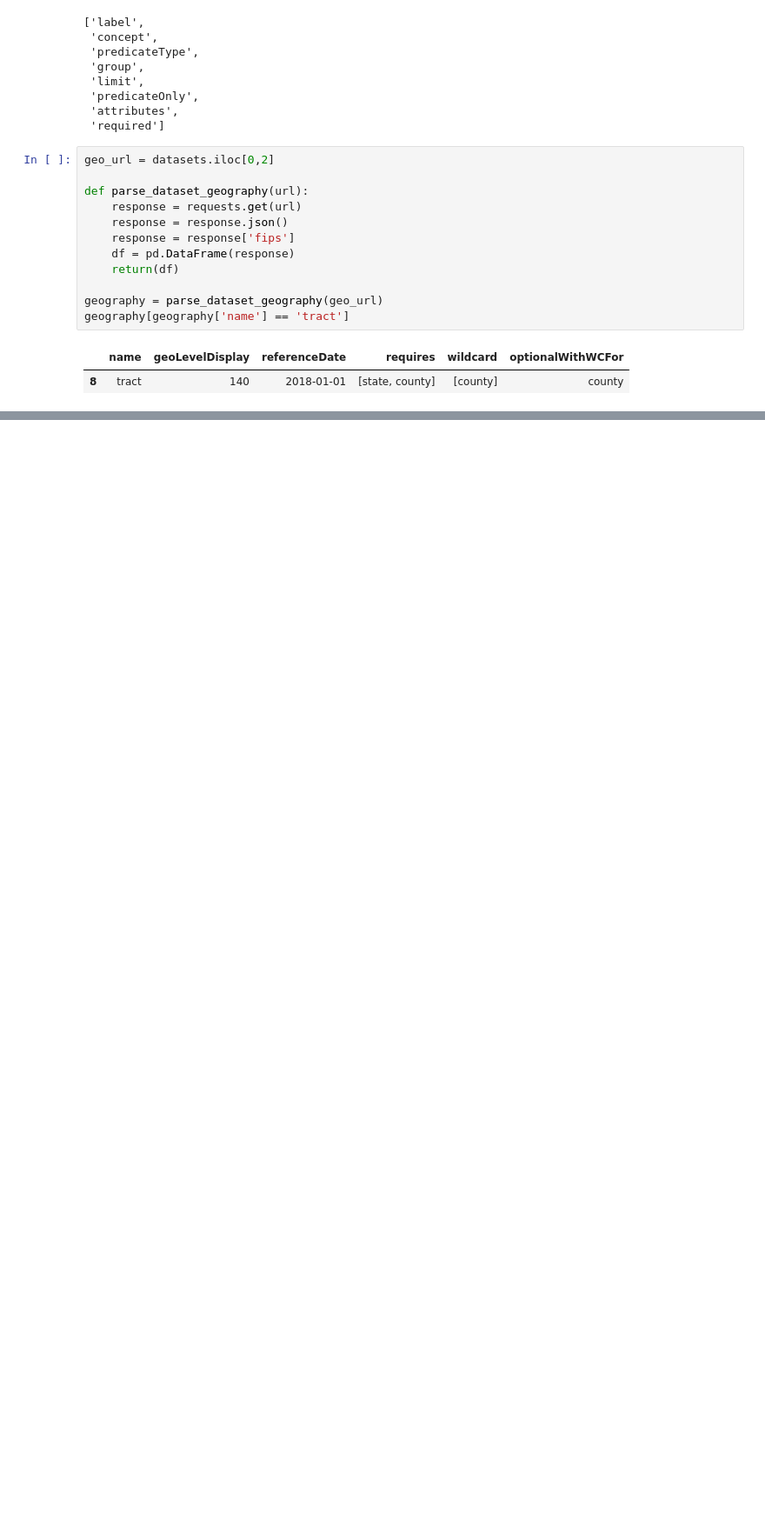
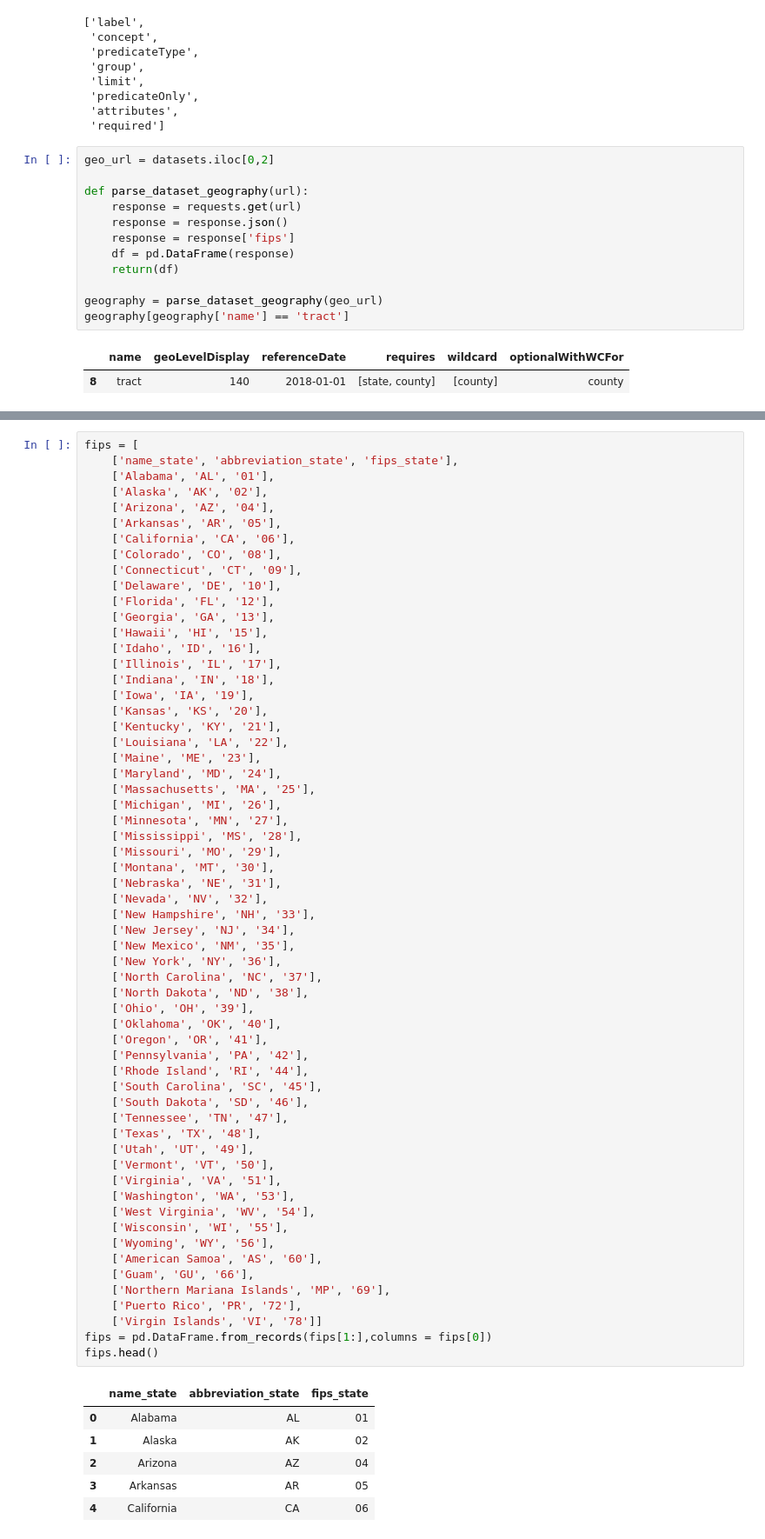
Before and after one commit to hamzaamjad/ilm, a Jupyter notebook: ilm-census/ilm-census.ipynb, the cells around one changed output, grey strips where cells are left out. Shown at 87% size. Cells and saved outputs as stored; diff of their text form; blank space fills up the shorter version.

```diff
--- a/ilm-census/ilm-census.ipynb
+++ b/ilm-census/ilm-census.ipynb
@@ -193,0 +175,67 @@ sus Tract 417, Houston County, Alabama","-666666666","01","069","041700"],
+# %%
+fips = [
+    ['name_state', 'abbreviation_state', 'fips_state'],
+    ['Alabama', 'AL', '01'],
+    ['Alaska', 'AK', '02'],
+    ['Arizona', 'AZ', '04'],
+    ['Arkansas', 'AR', '05'],
+    ['California', 'CA', '06'],
+    ['Colorado', 'CO', '08'],
+    ['Connecticut', 'CT', '09'],
+    ['Delaware', 'DE', '10'],
+    ['Florida', 'FL', '12'],
+    ['Georgia', 'GA', '13'],
+    ['Hawaii', 'HI', '15'],
+    ['Idaho', 'ID', '16'],
+    ['Illinois', 'IL', '17'],
+    ['Indiana', 'IN', '18'],
+    ['Iowa', 'IA', '19'],
+    ['Kansas', 'KS', '20'],
+    ['Kentucky', 'KY', '21'],
+    ['Louisiana', 'LA', '22'],
+    ['Maine', 'ME', '23'],
+    ['Maryland', 'MD', '24'],
+    ['Massachusetts', 'MA', '25'],
+    ['Michigan', 'MI', '26'],
+    ['Minnesota', 'MN', '27'],
+    ['Mississippi', 'MS', '28'],
+    ['Missouri', 'MO', '29'],
+    ['Montana', 'MT', '30'],
+    ['Nebraska', 'NE', '31'],
+    ['Nevada', 'NV', '32'],
+    ['New Hampshire', 'NH', '33'],
+    ['New Jersey', 'NJ', '34'],
+    ['New Mexico', 'NM', '35'],
+    ['New York', 'NY', '36'],
+    ['North Carolina', 'NC', '37'],
+    ['North Dakota', 'ND', '38'],
+    ['Ohio', 'OH', '39'],
+    ['Oklahoma', 'OK', '40'],
+    ['Oregon', 'OR', '41'],
+    ['Pennsylvania', 'PA', '42'],
+    ['Rhode Island', 'RI', '44'],
+    ['South Carolina', 'SC', '45'],
+    ['South Dakota', 'SD', '46'],
+    ['Tennessee', 'TN', '47'],
+    ['Texas', 'TX', '48'],
+    ['Utah', 'UT', '49'],
+    ['Vermont', 'VT', '50'],
+    ['Virginia', 'VA', '51'],
+    ['Washington', 'WA', '53'],
+    ['West Virginia', 'WV', '54'],
+    ['Wisconsin', 'WI', '55'],
+    ['Wyoming', 'WY', '56'],
+    ['American Samoa', 'AS', '60'],
+    ['Guam', 'GU', '66'],
+    ['Northern Mariana Islands', 'MP', '69'],
+    ['Puerto Rico', 'PR', '72'],
+    ['Virgin Islands', 'VI', '78']]
+fips = pd.DataFrame.from_records(fips[1:],columns = fips[0])
+fips.head()
+# %% [output]
+|  | name_state | abbreviation_state | fips_state |
+| 0 | Alabama | AL | 01 |
+| 1 | Alaska | AK | 02 |
+| 2 | Arizona | AZ | 04 |
+| 3 | Arkansas | AR | 05 |
+| 4 | California | CA | 06 |
```
Also changed, not shown: parts of 10 cells of this notebook.
